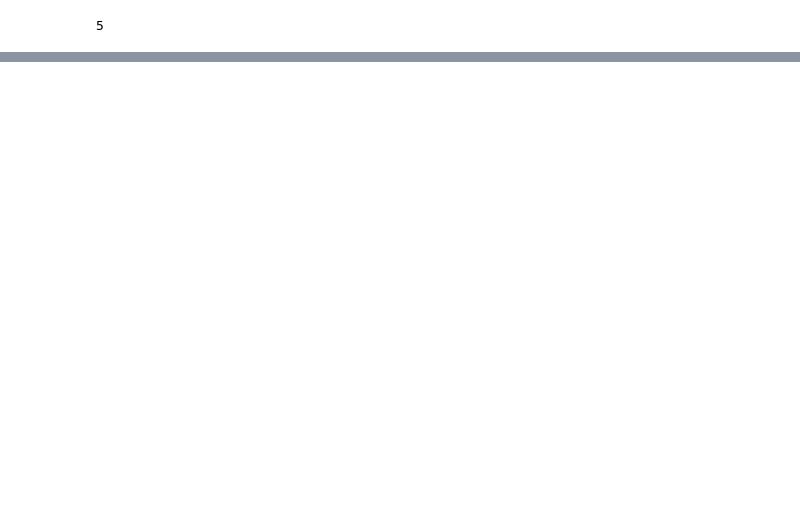
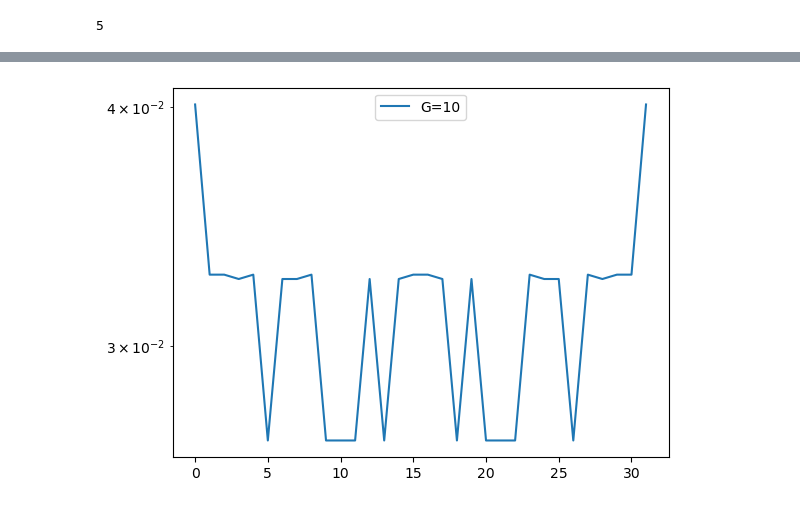
Before and after one commit to tlin06/kans_urop, a Jupyter notebook: gs_shapes.ipynb, the cells around one changed output, grey strips where cells are left out. Cells and saved outputs as stored; diff of their text form; code cells hidden in the pictures; blank space fills up the shorter version.

```diff
--- a/gs_shapes.ipynb
+++ b/gs_shapes.ipynb
@@ -122,0 +123,15 @@ print(res.rvalue)
+# %%
+N = 5
+J = 1
+Gamma = 10
+h = lib.TFIM_hamiltonian(N, J, Gamma)
+gs = h.eigenstates()[1][0]
+gs = np.squeeze(gs.full())
+states = [n for n in range(2 ** N)]
+distr = np.abs(gs) ** 2
+plt.plot(states, distr, label = f'G={Gamma}')
+plt.legend(loc = 'best')
+plt.yscale('log')
+plt.show()
+# %% [output]
+[figure, added]
```
Also changed, not shown: parts of 22 cells of this notebook, 3 other files.
